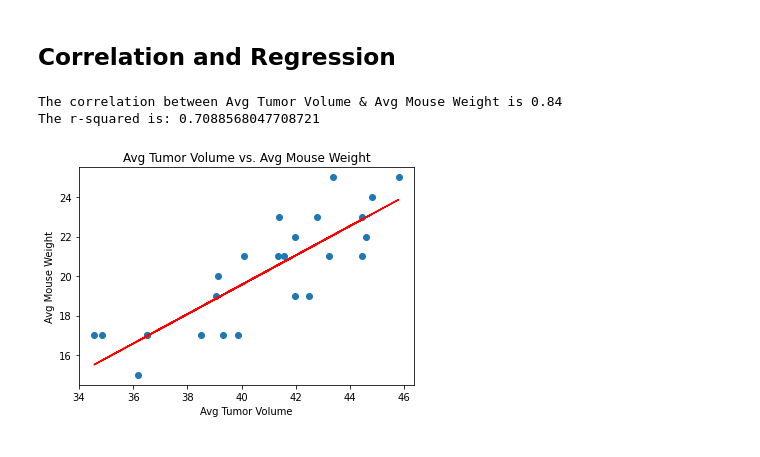
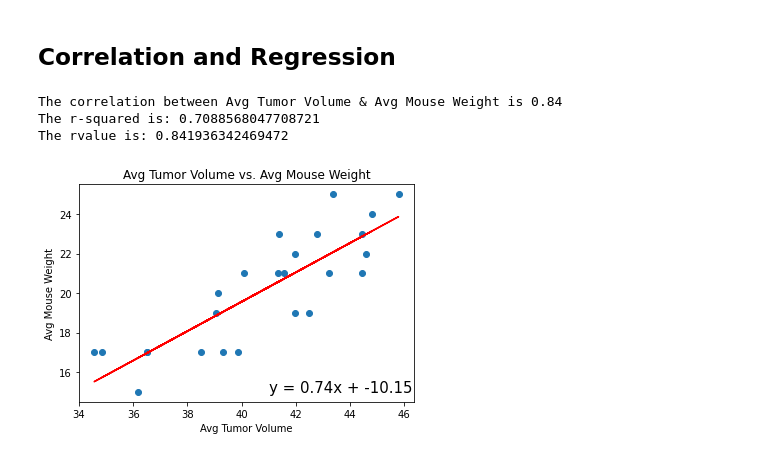
Before and after one commit to kclm40/pymaceuticals, a Jupyter notebook: pymaceuticals_starter.ipynb, the cells around one changed output. Saved outputs shown, nothing was run; the diff lists cells and outputs as text; code cells hidden in the pictures.

```diff
--- a/pymaceuticals_starter.ipynb
+++ b/pymaceuticals_starter.ipynb
@@ -442,29 +444,31 @@ plt.show()
 # %%
 # Calculate the correlation coefficient and linear regression model
 # for mouse weight and average tumor volume for the Capomulin regimen
 
 #calculate correlation
 correlation = st.pearsonr(avg_capomulin_tumor,avg_capomulin_weight)
 print(f"The correlation between Avg Tumor Volume & Avg Mouse Weight is {round(correlation[0],2)}")
 
 #calculate the linear regression
 x_values = avg_capomulin_tumor
 y_values = avg_capomulin_weight
 (slope, intercept, rvalue, pvalue, stderr)= linregress(x_values, y_values)
 regress_values = avg_capomulin_tumor * slope + intercept
 line_eq = "y = " + str(round(slope,2)) + "x + " + str(round(intercept,2))
 
 #generate linear regression model
 plt.scatter(x_values,y_values)
 plt.plot(x_values,regress_values, "r-")
 
 #add titles & labels
-plt.annotate(line_eq,(5,0.8),fontsize = 15, color = 'black')
+plt.annotate(line_eq,(41,15),fontsize = 15, color = 'black')
 plt.xlabel('Avg Tumor Volume')
 plt.ylabel('Avg Mouse Weight')
 plt.title('Avg Tumor Volume vs. Avg Mouse Weight')
 print(f"The r-squared is: {rvalue**2}")
+print(f"The rvalue is: {rvalue}")
 # %% [output]
 The correlation between Avg Tumor Volume & Avg Mouse Weight is 0.84
 The r-squared is: 0.7088568047708721
+The rvalue is: 0.841936342469472
-[figure, old version]
+[figure, new version]
```
Also changed, not shown: parts of 2 cells of this notebook.
